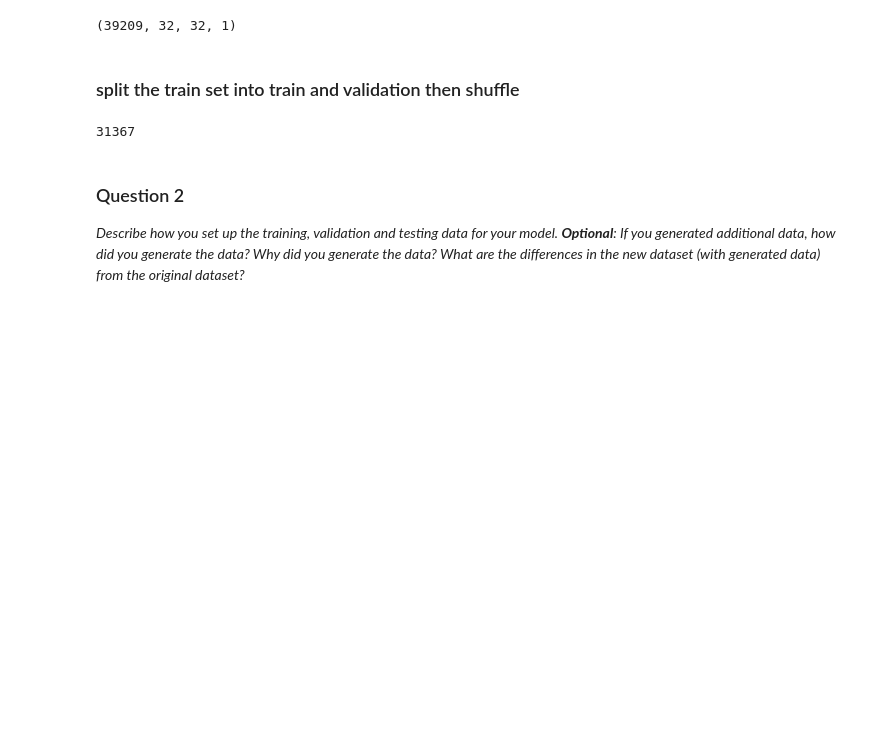
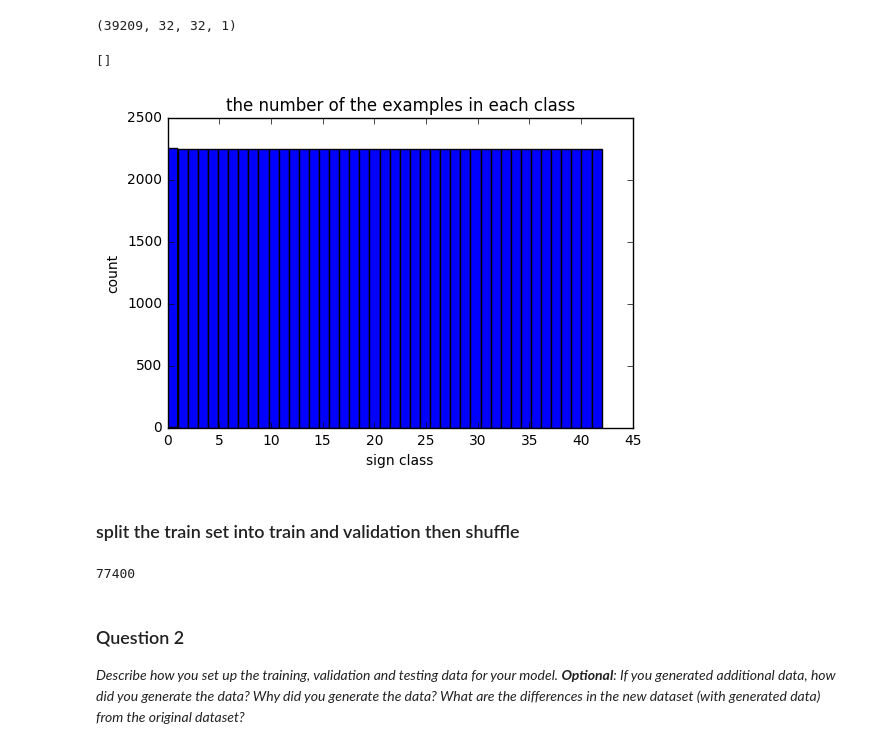
Before and after one commit to ab1153/CarND-Traffic-Sign-Classifier-Project, a Jupyter notebook: Traffic_Sign_Classifier.ipynb, the cells around one changed output. Drawn from its saved outputs; the diff is of its cells as text; code cells hidden in the pictures; blank space fills up the shorter version.

```diff
--- a/Traffic_Sign_Classifier.ipynb
+++ b/Traffic_Sign_Classifier.ipynb
@@ -144,6 +144,36 @@ X_test = convert_img(X_test)
 X_train.shape
 # %% [output]
 (39209, 32, 32, 1)
+# %%
+cls, class_count = np.unique(y_train, return_counts=True)
+max_class_count = np.max(class_count)
+pic = X_train[0].squeeze()
+balanced_x = np.empty([0,32,32,1])
+balanced_y = np.empty([0])
+for c, c_n in zip(cls, class_count):
+    n_diff = max_class_count - c_n
+    subset_x = X_train[y_train == c]
+
+    balanced_x = np.vstack([balanced_x, subset_x])
+    index = np.random.randint(0, c_n, size=n_diff)
+    subset_x = subset_x [index]
+    balanced_x = np.vstack([balanced_x, subset_x])
+
+    subset_y = np.zeros([max_class_count])
+    subset_y[:] = c
+    balanced_y = np.append(balanced_y, subset_y)
+
+X_train = balanced_x
+y_train = balanced_y
+# %%
+plt.hist(y_train, bins=n_classes)
+plt.title('the number of the examples in each class')
+plt.xlabel('sign class')
+plt.ylabel('count')
+plt.plot()
+# %% [output]
+[]
+[figure, added]
 # %% [markdown]
 ### split the train set into train and validation then shuffle
 # %%
@@ -152,10 +182,9 @@ from sklearn.model_selection import train_test_split
 
 X_train, X_validation, y_train, y_validation = train_test_split(X_train, y_train, test_size=0.2, random_state=42)
 X_train, y_train = shuffle(X_train, y_train)
+len(X_train)
+# %% [output]
+77400
-# %%
-len(X_train)
-# %% [output]
-31367
 # %% [markdown]
 ### Question 2
 
```
Also changed, not shown: parts of 4 cells of this notebook, 3 other files.
